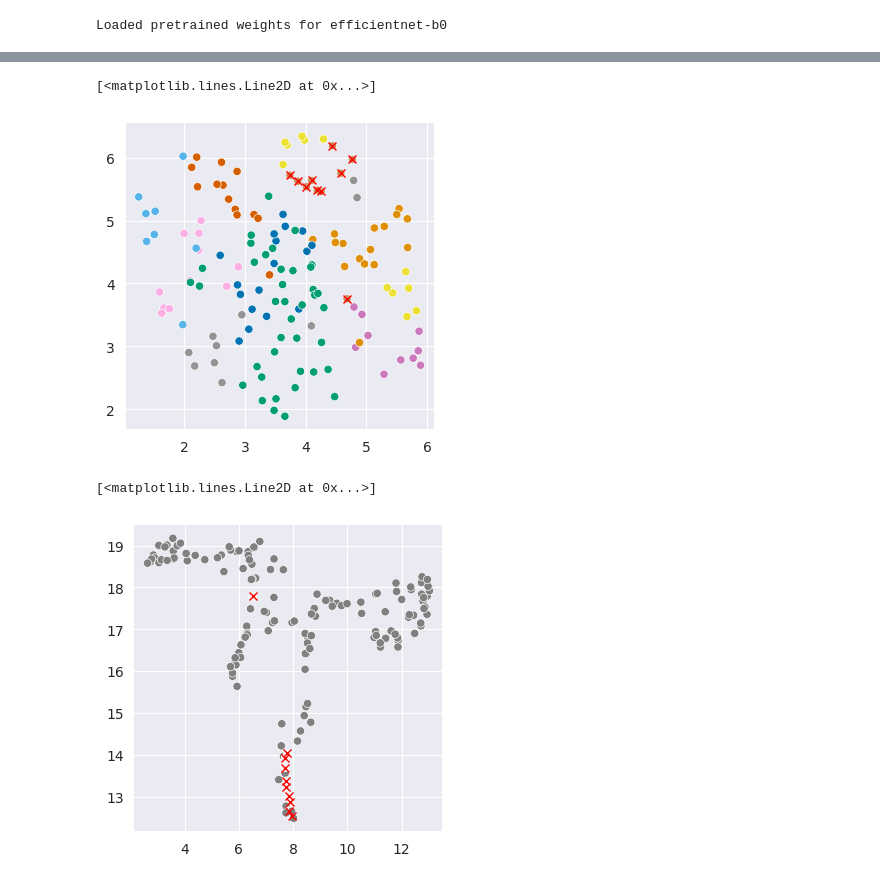
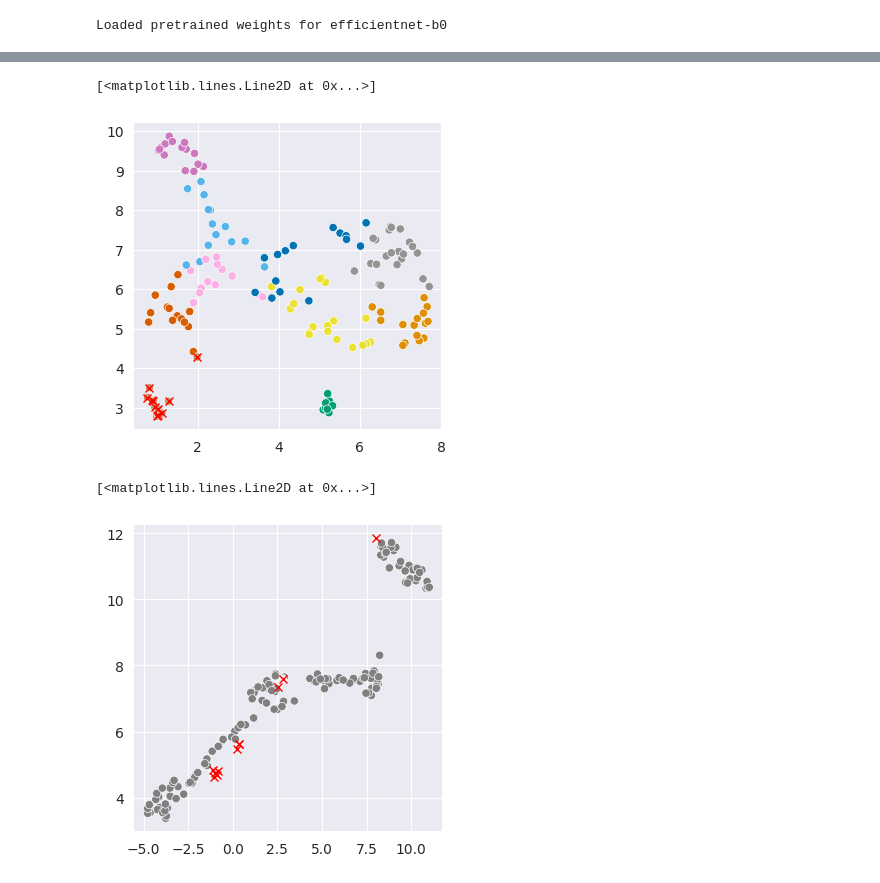
Before and after one commit to m2aia/pym2aia-examples, a Jupyter notebook: Example_V_UnsupervisedClustering.ipynb, the cells around one changed output, grey strips where cells are left out. Drawn from its saved outputs; the diff is of its cells as text; code cells hidden in the pictures.

```diff
--- a/Example_V_UnsupervisedClustering.ipynb
+++ b/Example_V_UnsupervisedClustering.ipynb
@@ -11,7 +11,7 @@
 from download_helper import DownloadMTBLS2639
 # if wanted, you can replace the file_names list with data on your disk
 # e.g. filenames = ["my/files/location/data.imzML", "..."]
-file_names = DownloadMTBLS2639(selection=[3]) # only slice 3 is selected, you choose fom [0,1,2,3]
+file_names = ["ew_section3_pos.imzML"]
 # %%
 import pathlib
 import seaborn
@@ -41,9 +41,9 @@ n_neighbors = 10
 # model input dimension for height and width of the input images
 # ion images are center cropped to the max dimension of the image and subsequently resized to a size of 124x124
 # see augmentation functions
-target_input_size = 124
-epochs = 1000
-batch_size = 64
+target_input_size = 265
+epochs = 200
+batch_size = 32
 # %%
 #===================================
 # 1.1 Load image handles
@@ -269,38 +266,37 @@ for ionImage in dataset:
 #===================================
 # 3.2 Cluster the results using SpectralCustering
 #===================================
-predictor = cluster.SpectralClustering(random_state=42,
-                                n_clusters=n_clusters,
+predictor = cluster.SpectralClustering(n_clusters=n_clusters,
                                 n_neighbors = n_neighbors,
                                 affinity = 'nearest_neighbors',
                                 assign_labels='discretize')
 clusteredHatA = predictor.fit_predict(hatA)
 
 #===================================
 # 3.3 Use UMAP embeddings
 #===================================
-transformer = umap.UMAP(random_state=65)
+transformer = umap.UMAP()
 transformedHatA = transformer.fit_transform(hatA)
 
 # highlighted cluster
 targetCluster = 5
 
 seaborn.set_style('darkgrid')
 plt.figure(figsize=(4,4))
 import pandas as pd
 # data = pd.DataFrame(np.concatenate([r, c[...,None]],axis=1))
 
 fig = seaborn.scatterplot(x=transformedHatA[:,0], y=transformedHatA[:,1], hue=clusteredHatA ,legend=False, palette='colorblind')
 plt.plot(transformedHatA[:,0][clusteredHatA == targetCluster], transformedHatA[:,1][clusteredHatA == targetCluster], 'rx')
 
 
 # plt.title("B", {'fontweight' : 'bold', 'verticalalignment': 'baseline', 'horizontalalignment': 'left'})
 # plt.savefig(f"{target_path}/FigS83_post.eps", dpi=350)
 # plt.savefig(f"{target_path}/FigS83_post.tif", dpi=350)
 # plt.savefig(f"{target_path}/FigS83_post.png", dpi=350)
 # %% [output]
 [<matplotlib.lines.Line2D at 0x...>]
-[figure, old version]
+[figure, new version]
 # %%
 #===================================
 # 2.3 Use UMAP embeddings
@@ -324,7 +320,7 @@ plt.plot(transformedA[:,0][clusteredHatA == targetCluster], transformedA[:,1][cl
 # plt.savefig(f"{target_path}/FigS81_pre.png", dpi=350)
 # %% [output]
 [<matplotlib.lines.Line2D at 0x...>]
-[figure, old version]
+[figure, new version]
 # %%
 import seaborn_image as isns
 
```
Also changed, not shown: parts of 4 cells of this notebook.
